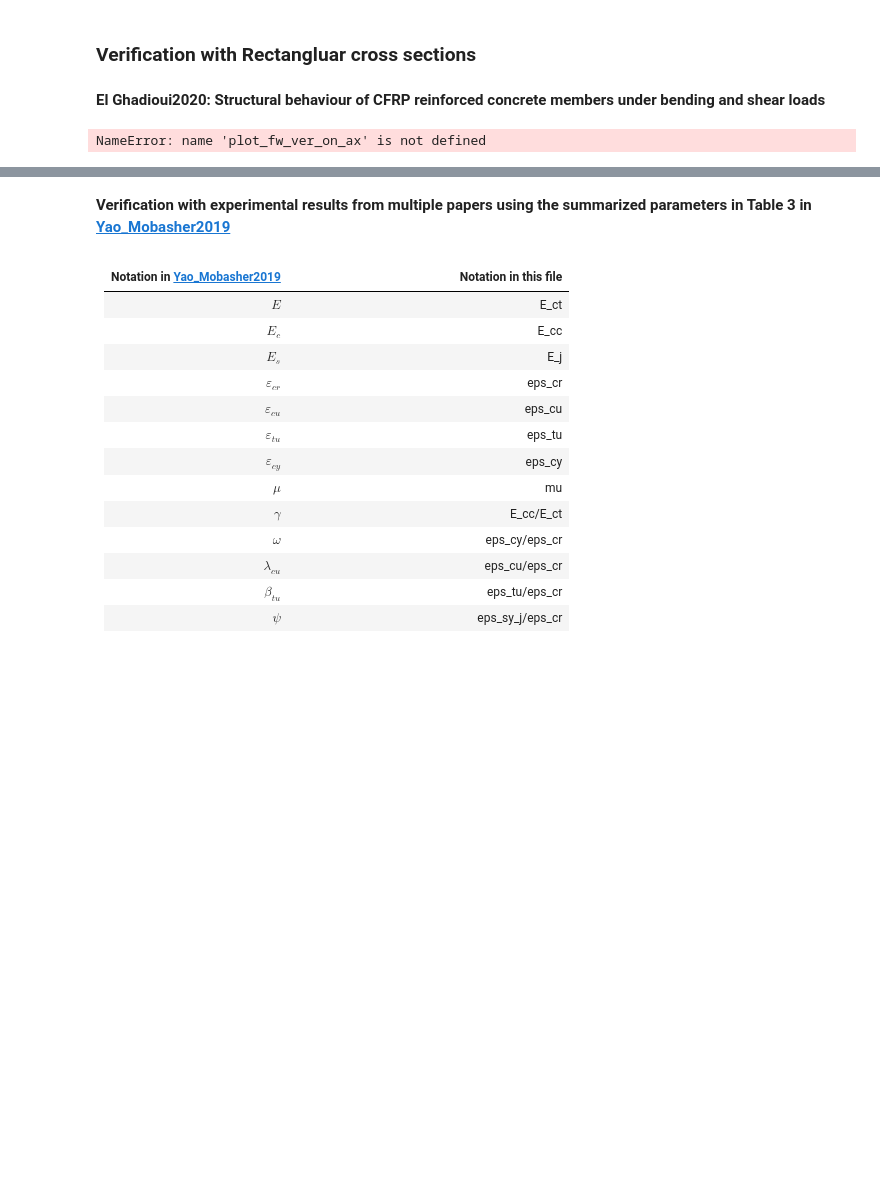
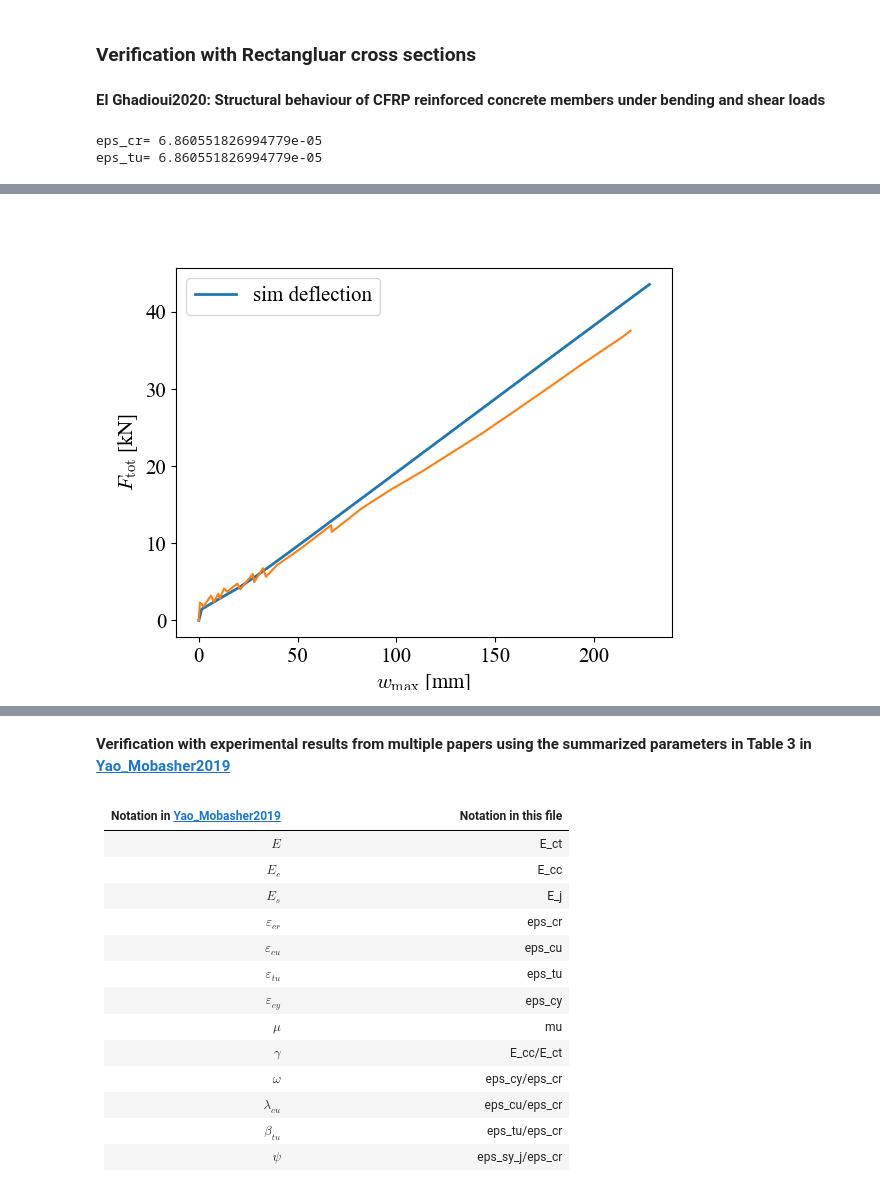
Before and after one commit to bmcs-group/bmcs_beam, a Jupyter notebook: notebooks/deflection/deflection_verification/deflection_profile_verification.ipynb, the cells around one changed output, grey strips where cells are left out. Drawn from its saved outputs; the diff is of its cells as text; code cells hidden in the pictures; blank space fills up the shorter version.

Commit message:
Cleaning of the notebooks deflection_profile_verification.ipynb and mkappa_demo.ipynb new functions, same functionality

```diff
--- a/notebooks/deflection/deflection_verification/deflection_profile_verification.ipynb
+++ b/notebooks/deflection/deflection_verification/deflection_profile_verification.ipynb
@@ -79,50 +130,15 @@ _, (ax_el) = plt.subplots()
 # %%
-# Beam B-M-C-K1 - CFRP Bars
+# Beam B-M-C-K1 - CFRP Bars (C 50/60)
 
-excel_file = join('../verification_data/el_ghadioui2020', 'fig_3.xlsx')
-data = pd.read_excel(excel_file, engine='openpyxl')
-
+data = get_data_ghadioui()
 ver_data = [data['B-M-C-K1_deflection'], data['B-M-C-K1_load']]
 
-# C 50/60
-
-E = 33525
-f_cm =  64.4
-f_ctm = 0.5 * 4.6
-
-mc = MKappa(low_kappa = 0, high_kappa = 0.00011)
-
-mc.cs_design.matrix='EC2'
-mc.cs_design.matrix_.trait_set(
-        E_cc=E,
-        E_ct=E,
-        eps_cr=f_ctm/E,
-#         eps_cy=0.00175,
-#         eps_cu=0.0035,
-        eps_tu=f_ctm/E,
-        mu=0.0,
-        f_cm = f_cm
-    )
-
-mc.cross_section_shape_.B = 400
-mc.cross_section_shape_.H = 200
-
-bl1 = ReinfLayer(name='carbon', z=35, A=2 * 70.14, matmod='carbon')
-bl1.matmod_.trait_set(E=135121, f_t=1891, factor = 1.)
-mc.cross_section_layout.add_layer(bl1)
-
-dp = DeflectionProfile(mc=mc)
-dp.beam_design.system = '4pb'
-dp.beam_design.system_.L = 4700
-dp.beam_design.system_.L_F = 1925
+dp = make_simulation(high_kappa=0.00011,E=33525,f_cm=64.4,f_ctm=(0.5*4.6),mu=0.0,B=400,H=200,
+                     material='carbon',z=35,A=(2*70.14),E_reinforcement=135121,f_t=1891,
+                     system='4pb',L=4700,L_F=1925)
 
 fig, (ax1) = plt.subplots()
 plot_fw_ver_on_ax(ax1, dp, ver_data)
-
-fig.show()
-
-# plot_fw_ver_on_ax(ax_el, dp, ver_data)
-
-# interact(dp)
 # %% [output]
-NameError: name 'plot_fw_ver_on_ax' is not defined
+eps_cr= 6.860551826994779e-05
+eps_tu= 6.860551826994779e-05
@@ -130 +145,2 @@ NameError: name 'plot_fw_ver_on_ax' is not defined
+[figure, added]
 # %%
```
Also changed, not shown: parts of 14 cells of this notebook, 1 other file.
